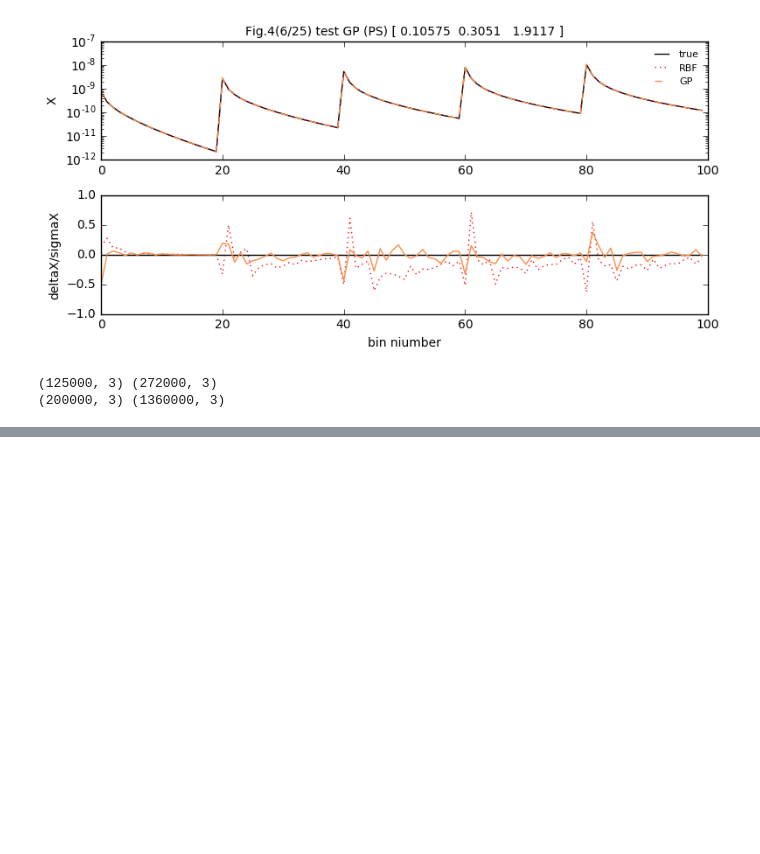
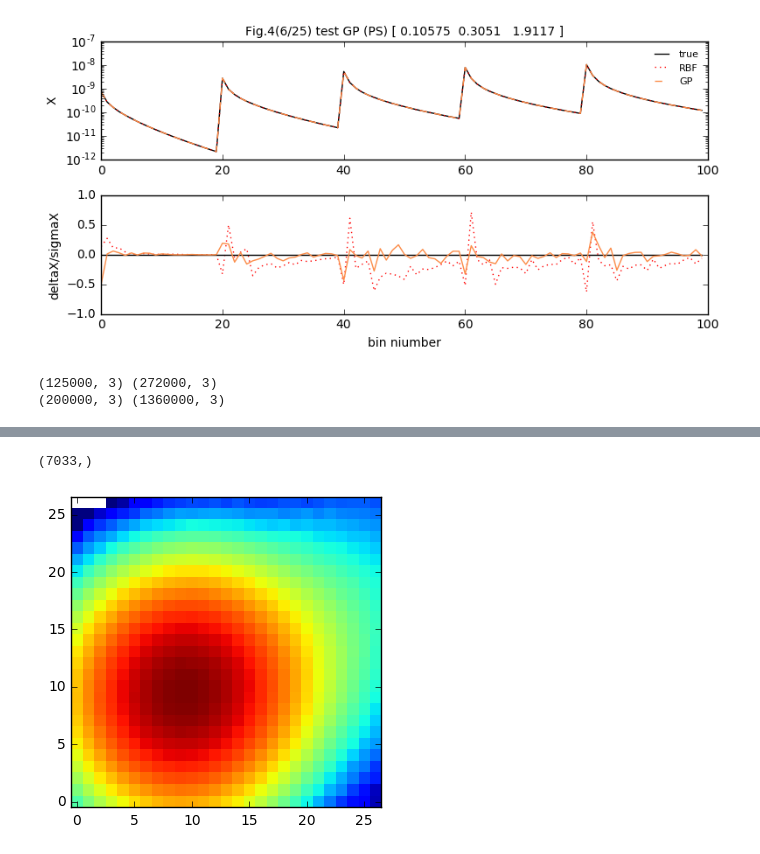
Before and after one commit to liuxx479/PDFs, a Jupyter notebook: likelihood.ipynb, the cells around one changed output, grey strips where cells are left out. Cells and saved outputs as stored; diff of their text form; code cells hidden in the pictures; blank space fills up the shorter version.

```diff
--- a/likelihood.ipynb
+++ b/likelihood.ipynb
@@ -433,0 +464,23 @@ MC1d_arr[0].shape
+# %%
+########## try to invert covariance matrix
+idxt2=where(pdf2dN[:,1]>1e-3)
+print idxt2[0].shape
+
+pdf2dN_cov = swapaxes(array( [load(ebcov_dir+'ALL_galXgal_2dpdf_z{0}_z{1}_sg1.0.npy'.format(z_arr[i],z_arr[j]))
+                             for i in range(Nz) for j in range(i+1,Nz)]),0,1)[:,idxt2[0],idxt2[1],idxt2[2]].reshape(10000,-1)
+
+covpdf2dN = cov(pdf2dN_cov,rowvar=0)*12.25/2e4
+covIpdf2dN = mat(covpdf2dN).I
+# %% [output]
+(7033,)
+# %%
+def process2dpdf(i,j):
+    data=load(ebcov_dir+'ALL_galXgal_2dpdf_z{0}_z{1}_sg1.0.npy'.format(z_arr[i],z_arr[j]))
+    return data
+
+idata = mean(process2dpdf(0,1),axis=0)
+idata.shape
+imshow(log10(idata),interpolation='nearest',origin='lower')
+show()
+# %% [output]
+[figure, added]
```
Also changed, not shown: parts of 17 cells of this notebook.
